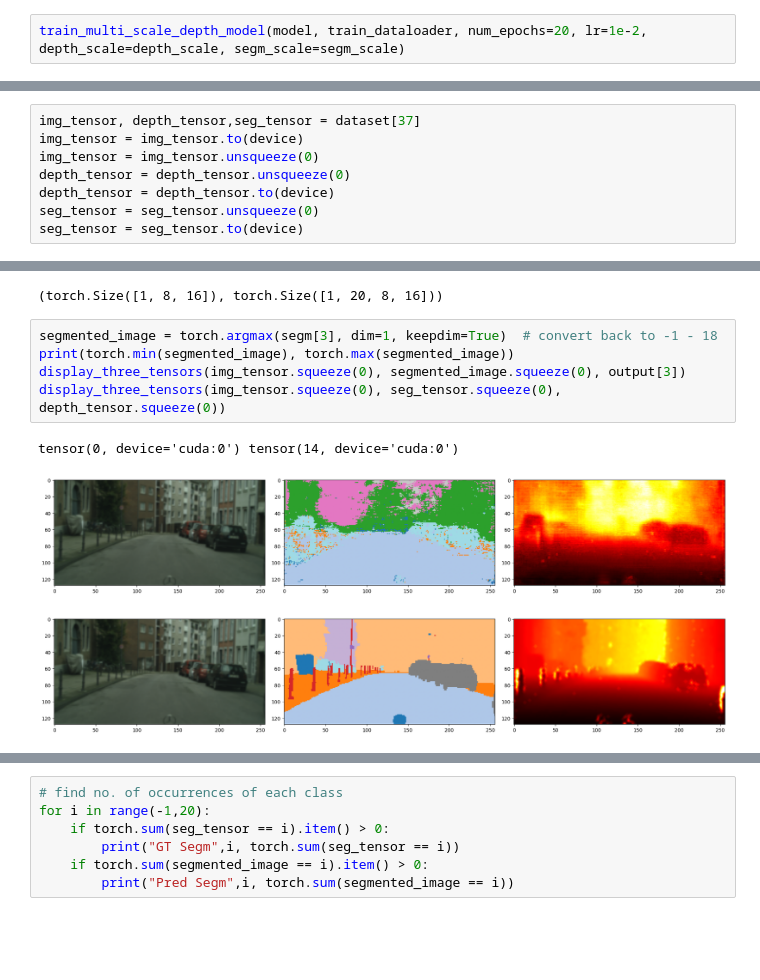
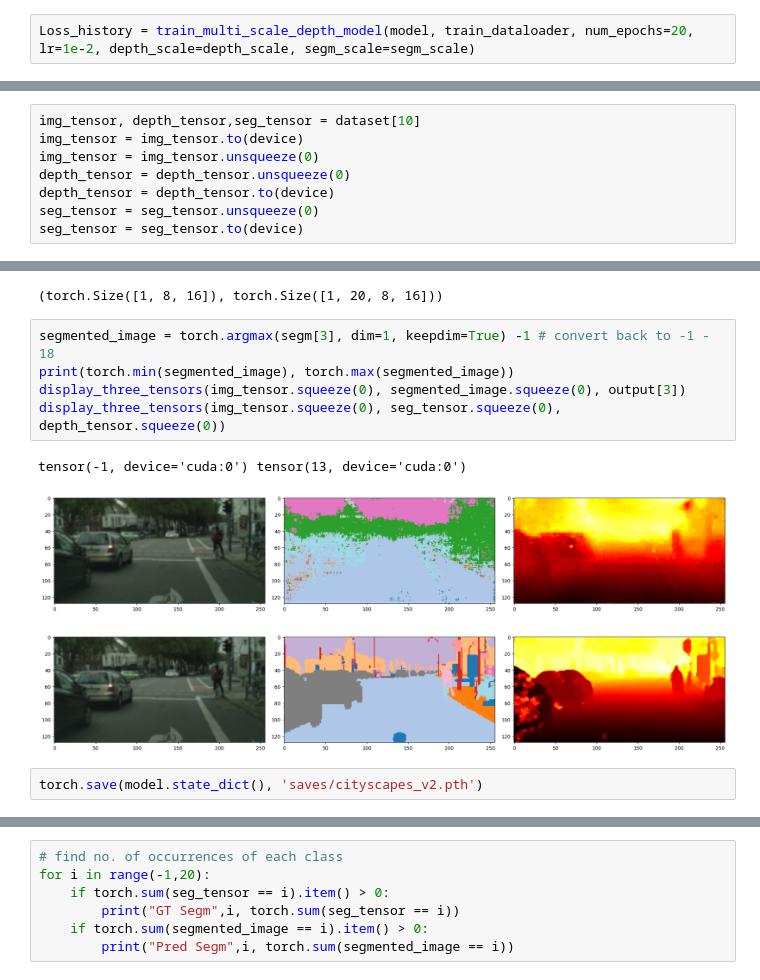
Before and after one commit to Utsab-2010/Depth-Estimation-Task, a Jupyter notebook: test_citysc.ipynb, the cells around one changed output, grey strips where cells are left out. Cells and saved outputs as stored; diff of their text form; blank space fills up the shorter version.

Commit message:
saved a trial model

```diff
--- a/test_citysc.ipynb
+++ b/test_citysc.ipynb
@@ -825,5 +857,5 @@ def train_multi_scale_depth_model(model, dataloader, num_epochs=100, lr=1e-2, de
 depth_scale = [0.5, 0.7, 0.9, 1.0]
 segm_scale = [0.5, 0.7, 0.9, 1.0]
 # %%
-train_multi_scale_depth_model(model, train_dataloader, num_epochs=20, lr=1e-2, depth_scale=depth_scale, segm_scale=segm_scale)
+Loss_history = train_multi_scale_depth_model(model, train_dataloader, num_epochs=20, lr=1e-2, depth_scale=depth_scale, segm_scale=segm_scale)
 # %% [output]
@@ -853,7 +886,7 @@ Epoch 20 completed. Average Loss: 20.0770
 - Check with higher res images
 - Organise and mention tensor shapes at each point to prevent confusion later on. Try to keep same shapes at same levels.
 # %%
-img_tensor, depth_tensor,seg_tensor = dataset[37]
+img_tensor, depth_tensor,seg_tensor = dataset[10]
 img_tensor = img_tensor.to(device)
 img_tensor = img_tensor.unsqueeze(0)
 depth_tensor = depth_tensor.unsqueeze(0)
@@ -872,11 +905,13 @@ output[0].shape, segm[0].shape
 # %% [output]
 (torch.Size([1, 8, 16]), torch.Size([1, 20, 8, 16]))
 # %%
-segmented_image = torch.argmax(segm[3], dim=1, keepdim=True)  # convert back to -1 - 18
+segmented_image = torch.argmax(segm[3], dim=1, keepdim=True) -1 # convert back to -1 - 18
 print(torch.min(segmented_image), torch.max(segmented_image))
 display_three_tensors(img_tensor.squeeze(0), segmented_image.squeeze(0), output[3])
 display_three_tensors(img_tensor.squeeze(0), seg_tensor.squeeze(0), depth_tensor.squeeze(0))
 # %% [output]
-tensor(0, device='cuda:0') tensor(14, device='cuda:0')
+tensor(-1, device='cuda:0') tensor(13, device='cuda:0')
-[figure, old version]
+[figure, new version]
-[figure, old version]
+[figure, new version]
+# %%
+torch.save(model.state_dict(), 'saves/cityscapes_v2.pth')
```
Also changed, not shown: parts of 9 cells of this notebook, 2 other files.
